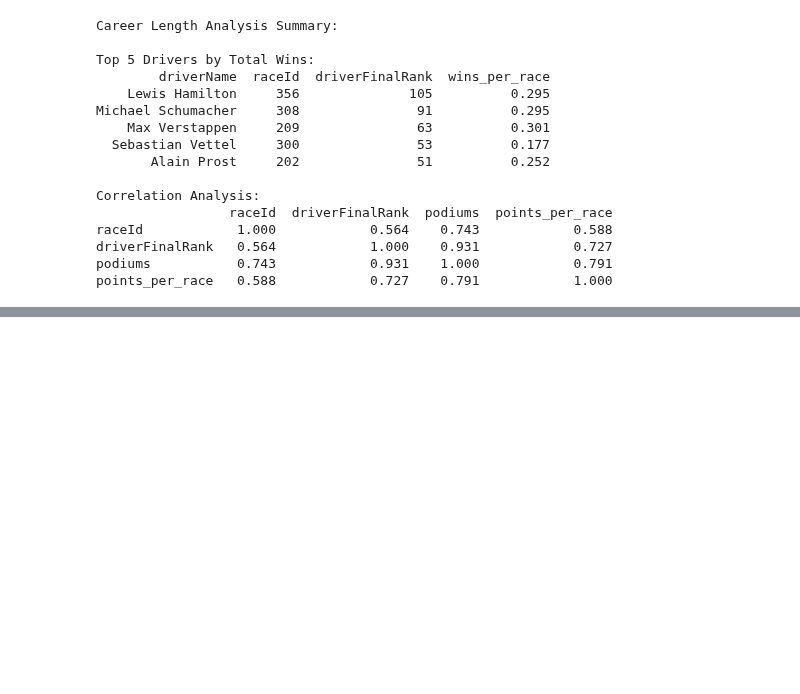
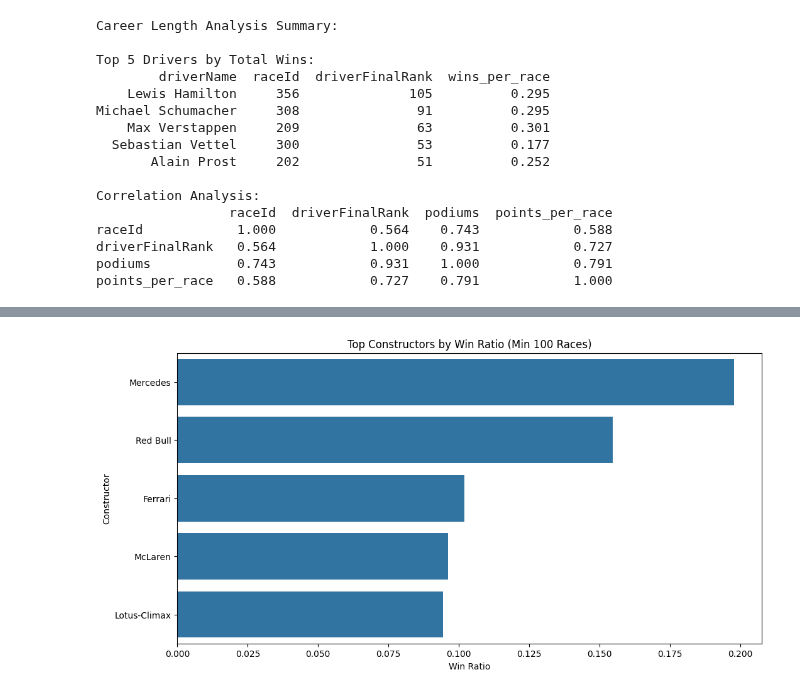
Before and after one commit to yesh-045/Data_Premier_League, a Jupyter notebook: src/models/driver_constructor_performance/model.ipynb, the cells around one changed output, grey strips where cells are left out. Cells and saved outputs as stored; diff of their text form; code cells hidden in the pictures; blank space fills up the shorter version.

```diff
--- a/src/models/driver_constructor_performance/model.ipynb
+++ b/src/models/driver_constructor_performance/model.ipynb
@@ -386,0 +455,13 @@ points_per_race   0.588            0.727    0.791            1.000
+# %%
+# Filter constructors with sufficient races
+significant_constructors = constructor_performance[constructor_performance['total_races'] >= 100]
+
+# Top constructors by win ratio
+plt.figure(figsize=(12,6))
+sns.barplot(x='win_ratio', y='constructorName', data=significant_constructors.nlargest(5, 'win_ratio'))
+plt.title('Top Constructors by Win Ratio (Min 100 Races)')
+plt.xlabel('Win Ratio')
+plt.ylabel('Constructor')
+plt.show()
+# %% [output]
+[figure, added]
```
Also changed, not shown: parts of 6 cells of this notebook, 8 other files.
